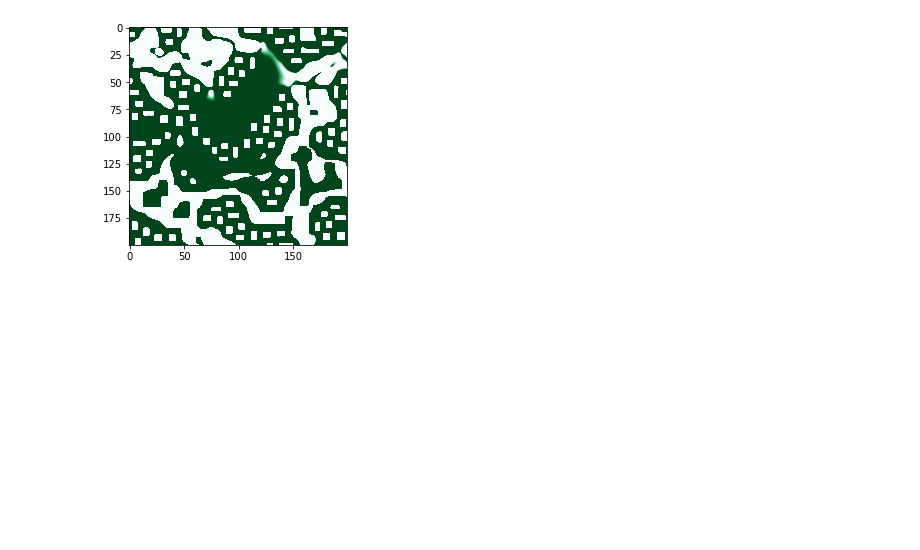
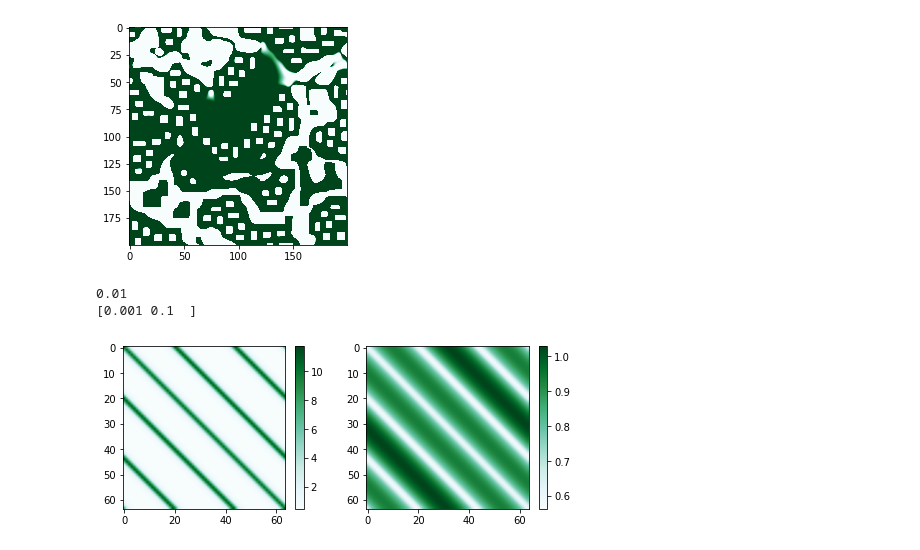
Before and after one commit to rpazuki/morpho_repo, a Jupyter notebook: solver/Turing_Brusselator_pde_solution_solver-Copy1.ipynb, the cells around one changed output. Saved outputs shown, nothing was run; the diff lists cells and outputs as text; code cells hidden in the pictures; blank space fills up the shorter version.

```diff
--- a/solver/Turing_Brusselator_pde_solution_solver-Copy1.ipynb
+++ b/solver/Turing_Brusselator_pde_solution_solver-Copy1.ipynb
@@ -413,3 +413,45 @@ writergif = PillowWriter(fps=20)
 anim.save('Brusselator3.gif', writer=writergif, dpi=100)
 # %% [output]
 [figure]
+# %%
+n = (64, 64)
+L = (.05, .05)
+
+D_u = .001
+D_v = 0.1#.002
+print(D_u/D_v)
+A = 2#9.002250562640661
+R = 1.5
+B =  2*R + A*A*(D_u/D_v) + 1 #3.04#81.9704926231558
+Ds = np.array([D_u, D_v])
+print(Ds)
+
+#c0 = np.random.normal(scale=.1, size=(2, n[0], n[1]))
+c0 = np.zeros((2, n[0], n[1]))
+c0[0, :,:] += A
+c0[1, :,:] += B/A
+c0[0, :,:] += np.eye(n[0], n[1]) * .001
+c0[1, :,:] += np.eye(n[0], n[1]) * .001
+#c0 = data[:, :, :, 0]
+
+f_args = (A, B)
+t = np.linspace(0, 12, 256)
+
+dt = 0.0001
+
+sol = integrate(c0, t, dt, n, L, Ds, Brusselator, f_args)
+# %% [output]
+0.01
+[0.001 0.1  ]
+# %%
+index =255
+_ = plt.figure(figsize=(8,4))
+plt.subplot(121)
+plt.imshow(sol[0,:,:, index], cmap='BuGn', interpolation='gaussian')
+plt.colorbar(shrink=.75)
+plt.subplot(122)
+plt.imshow(sol[1,:,:, index], cmap='BuGn', interpolation='gaussian')
+plt.colorbar(shrink=.75)
+plt.show()
+# %% [output]
+[figure, added]
```
Also changed, not shown: parts of 3 cells of this notebook, 4 other files.
